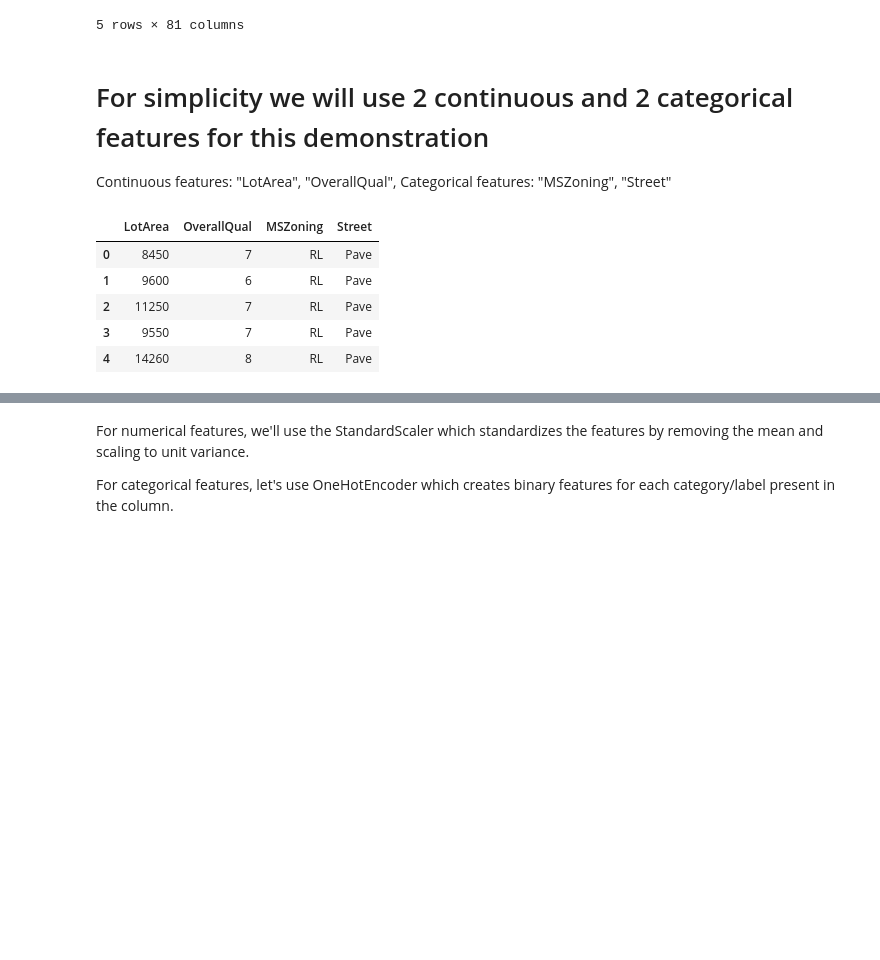
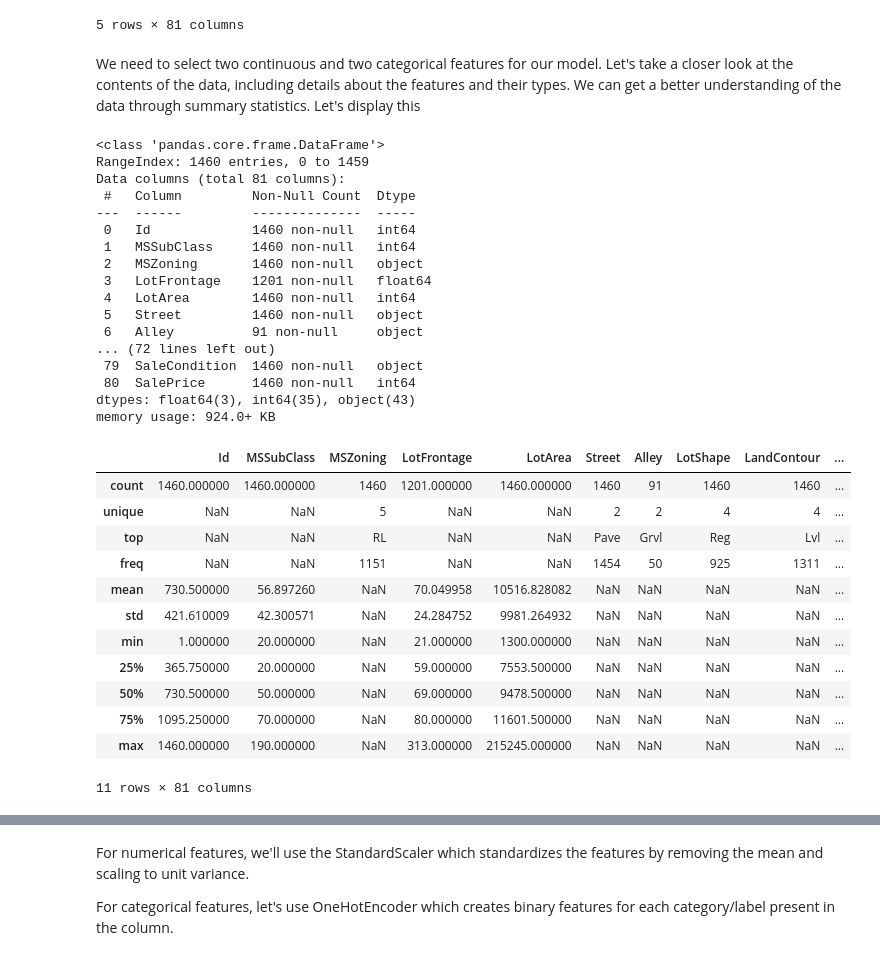
Before and after one commit to Kuttykishorekk/dsp-kishorekumar-mourougane, a Jupyter notebook: notebooks/house-prices-modeling.ipynb, the cells around one changed output, grey strips where cells are left out. Drawn from its saved outputs; the diff is of its cells as text; code cells hidden in the pictures; blank space fills up the shorter version.

```diff
--- a/notebooks/house-prices-modeling.ipynb
+++ b/notebooks/house-prices-modeling.ipynb
@@ -11,15 +10,17 @@ from sklearn.model_selection import cross_val_score
 # %% [markdown]
 # Define the RMSE computation function
 # %%
-def compute_rmsle(y_test, y_pred, precision=2):
+def compute_rmsle(y_test: np.ndarray, y_pred: np.ndarray, precision: int = 2) -> float:
     rmsle = np.sqrt(mean_squared_log_error(y_test, y_pred))
     return round(rmsle, precision)
 
+#Assigning data path for DATASETS
+Data_path = '/home/kutty/Desktop/github project/dsp-kishorekumar-mourougane/data/'
+Dataset_path = Data_path + 'house_train.csv'
 # load the datasets
-df_train = pd.read_csv('/home/kutty/Desktop/github project/dsp-kishorekumar-mourougane/data/house_train.csv')
-df_test = pd.read_csv('/home/kutty/Desktop/github project/dsp-kishorekumar-mourougane/data/house_test.csv')
-
-df_train.head()
+df_original = pd.read_csv(Dataset_path)
+df = df_original.copy()
+df.head()
 # %% [output]
 |  | Id | MSSubClass | MSZoning | LotFrontage | LotArea | Street | Alley | LotShape | LandContour | ... |
 | 0 | 1 | 60 | RL | 65.0 | 8450 | Pave | NaN | Reg | Lvl | ... |
@@ -28,21 +29,42 @@ df_train.head()
 | 3 | 4 | 70 | RL | 60.0 | 9550 | Pave | NaN | IR1 | Lvl | ... |
 | 4 | 5 | 60 | RL | 84.0 | 14260 | Pave | NaN | IR1 | Lvl | ... |
 5 rows × 81 columns
-# %% [markdown]
-# For simplicity we will use 2 continuous and 2 categorical features for this demonstration
-Continuous features: "LotArea", "OverallQual",
-Categorical features: "MSZoning", "Street"
+# %% [markdown]
+We need to select two continuous and two categorical features for our model. Let's take a closer look at the contents of the data, including details about the features and their types. We can get a better understanding of the data through summary statistics. Let's display this
 # %%
-# Selecting relevant columns for modeling
-df_selected = df_train[["LotArea", "OverallQual", "MSZoning", "Street", "SalePrice"]]
-y = df_selected["SalePrice"]
-df_selected = df_selected.drop(["SalePrice"], axis=1)
+# Display general information about the dataframe
+df.info()
 
-df_selected.head()
+# Display summary statistics
+df.describe(include='all')
 # %% [output]
+<class 'pandas.core.frame.DataFrame'>
+RangeIndex: 1460 entries, 0 to 1459
+Data columns (total 81 columns):
+ #   Column         Non-Null Count  Dtype
+---  ------         --------------  -----
+ 0   Id             1460 non-null   int64
+ 1   MSSubClass     1460 non-null   int64
+ 2   MSZoning       1460 non-null   object
+ 3   LotFrontage    1201 non-null   float64
+ 4   LotArea        1460 non-null   int64
+ 5   Street         1460 non-null   object
+ 6   Alley          91 non-null     object
+... (72 lines left out)
+ 79  SaleCondition  1460 non-null   object
+ 80  SalePrice      1460 non-null   int64
+dtypes: float64(3), int64(35), object(43)
+memory usage: 924.0+ KB
-|  | LotArea | OverallQual | MSZoning | Street |
-| 0 | 8450 | 7 | RL | Pave |
-| 1 | 9600 | 6 | RL | Pave |
-| 2 | 11250 | 7 | RL | Pave |
-| 3 | 9550 | 7 | RL | Pave |
-| 4 | 14260 | 8 | RL | Pave |
+|  | Id | MSSubClass | MSZoning | LotFrontage | LotArea | Street | Alley | LotShape | LandContour | ... |
+| count | 1460.000000 | 1460.000000 | 1460 | 1201.000000 | 1460.000000 | 1460 | 91 | 1460 | 1460 | ... |
+| unique | NaN | NaN | 5 | NaN | NaN | 2 | 2 | 4 | 4 | ... |
+| top | NaN | NaN | RL | NaN | NaN | Pave | Grvl | Reg | Lvl | ... |
+| freq | NaN | NaN | 1151 | NaN | NaN | 1454 | 50 | 925 | 1311 | ... |
+| mean | 730.500000 | 56.897260 | NaN | 70.049958 | 10516.828082 | NaN | NaN | NaN | NaN | ... |
+| std | 421.610009 | 42.300571 | NaN | 24.284752 | 9981.264932 | NaN | NaN | NaN | NaN | ... |
+| min | 1.000000 | 20.000000 | NaN | 21.000000 | 1300.000000 | NaN | NaN | NaN | NaN | ... |
+| 25% | 365.750000 | 20.000000 | NaN | 59.000000 | 7553.500000 | NaN | NaN | NaN | NaN | ... |
+| 50% | 730.500000 | 50.000000 | NaN | 69.000000 | 9478.500000 | NaN | NaN | NaN | NaN | ... |
+| 75% | 1095.250000 | 70.000000 | NaN | 80.000000 | 11601.500000 | NaN | NaN | NaN | NaN | ... |
+| max | 1460.000000 | 190.000000 | NaN | 313.000000 | 215245.000000 | NaN | NaN | NaN | NaN | ... |
+11 rows × 81 columns
```
Also changed, not shown: parts of 19 cells of this notebook, 1 other file.
